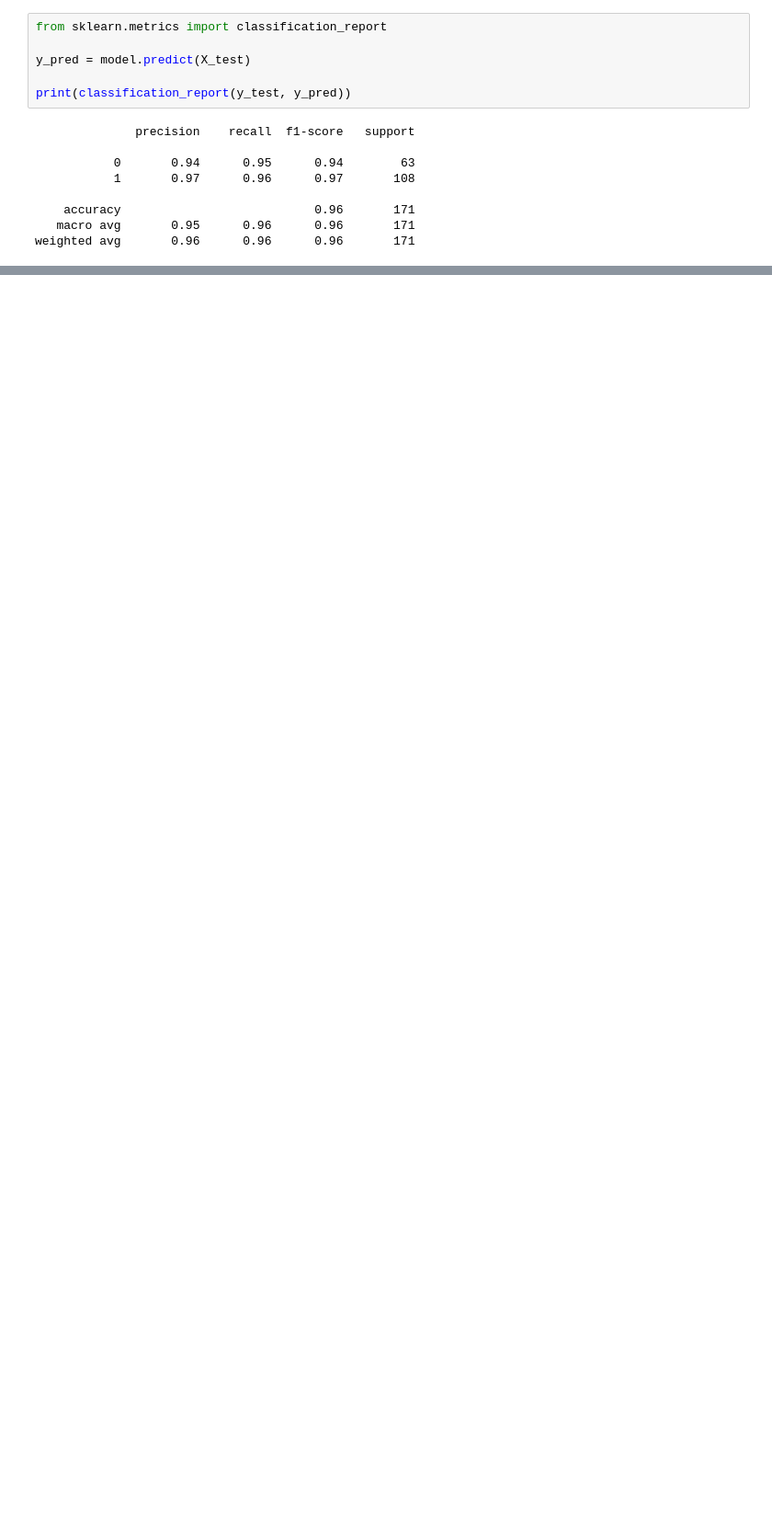
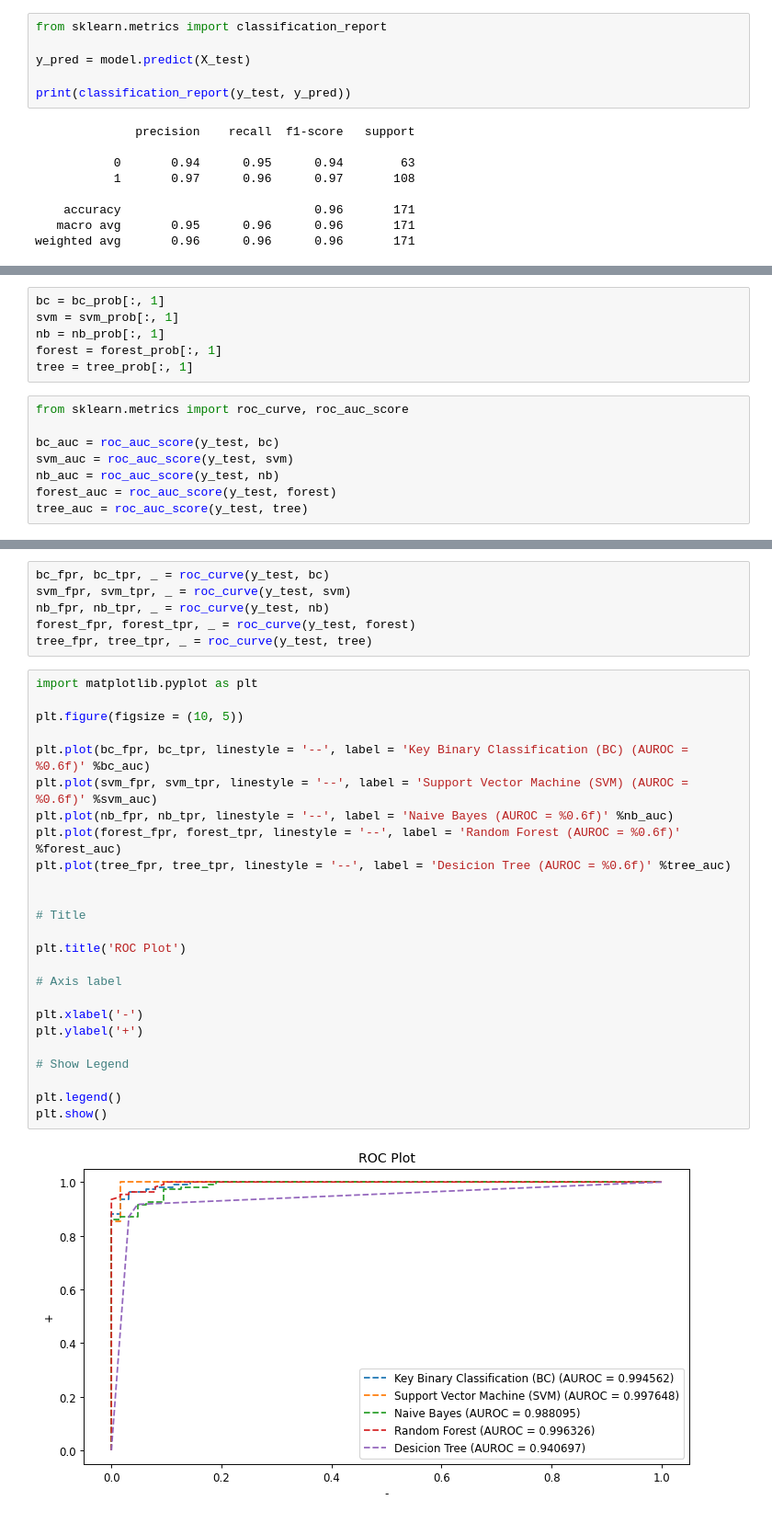
Before and after one commit to mellysaesther25/Pengenalan-Data-Science, a Jupyter notebook: UAS_Breast Cancer Dataset.ipynb, the cells around one changed output, grey strips where cells are left out. Shown: that part at 92% size. Saved outputs shown, nothing was run; the diff lists cells and outputs as text; blank space fills up the shorter version.

```diff
--- a/UAS_Breast Cancer Dataset.ipynb
+++ b/UAS_Breast Cancer Dataset.ipynb
@@ -285,0 +356,14 @@ weighted avg       0.96      0.96      0.96       171
+# %%
+bc = bc_prob[:, 1]
+svm = svm_prob[:, 1]
+nb = nb_prob[:, 1]
+forest = forest_prob[:, 1]
+tree = tree_prob[:, 1]
+# %%
+from sklearn.metrics import roc_curve, roc_auc_score
+
+bc_auc = roc_auc_score(y_test, bc)
+svm_auc = roc_auc_score(y_test, svm)
+nb_auc = roc_auc_score(y_test, nb)
+forest_auc = roc_auc_score(y_test, forest)
+tree_auc = roc_auc_score(y_test, tree)
@@ -285,0 +382,33 @@ weighted avg       0.96      0.96      0.96       171
+# %%
+bc_fpr, bc_tpr, _ = roc_curve(y_test, bc)
+svm_fpr, svm_tpr, _ = roc_curve(y_test, svm)
+nb_fpr, nb_tpr, _ = roc_curve(y_test, nb)
+forest_fpr, forest_tpr, _ = roc_curve(y_test, forest)
+tree_fpr, tree_tpr, _ = roc_curve(y_test, tree)
+# %%
+import matplotlib.pyplot as plt
+
+plt.figure(figsize = (10, 5))
+
+plt.plot(bc_fpr, bc_tpr, linestyle = '--', label = 'Key Binary Classification (BC) (AUROC = %0.6f)' %bc_auc)
+plt.plot(svm_fpr, svm_tpr, linestyle = '--', label = 'Support Vector Machine (SVM) (AUROC = %0.6f)' %svm_auc)
+plt.plot(nb_fpr, nb_tpr, linestyle = '--', label = 'Naive Bayes (AUROC = %0.6f)' %nb_auc)
+plt.plot(forest_fpr, forest_tpr, linestyle = '--', label = 'Random Forest (AUROC = %0.6f)' %forest_auc)
+plt.plot(tree_fpr, tree_tpr, linestyle = '--', label = 'Desicion Tree (AUROC = %0.6f)' %tree_auc)
+
+
+# Title
+
+plt.title('ROC Plot')
+
+# Axis label
+
+plt.xlabel('-')
+plt.ylabel('+')
+
+# Show Legend
+
+plt.legend()
+plt.show()
+# %% [output]
+[figure, added]
```
Also changed, not shown: parts of 24 cells of this notebook.
